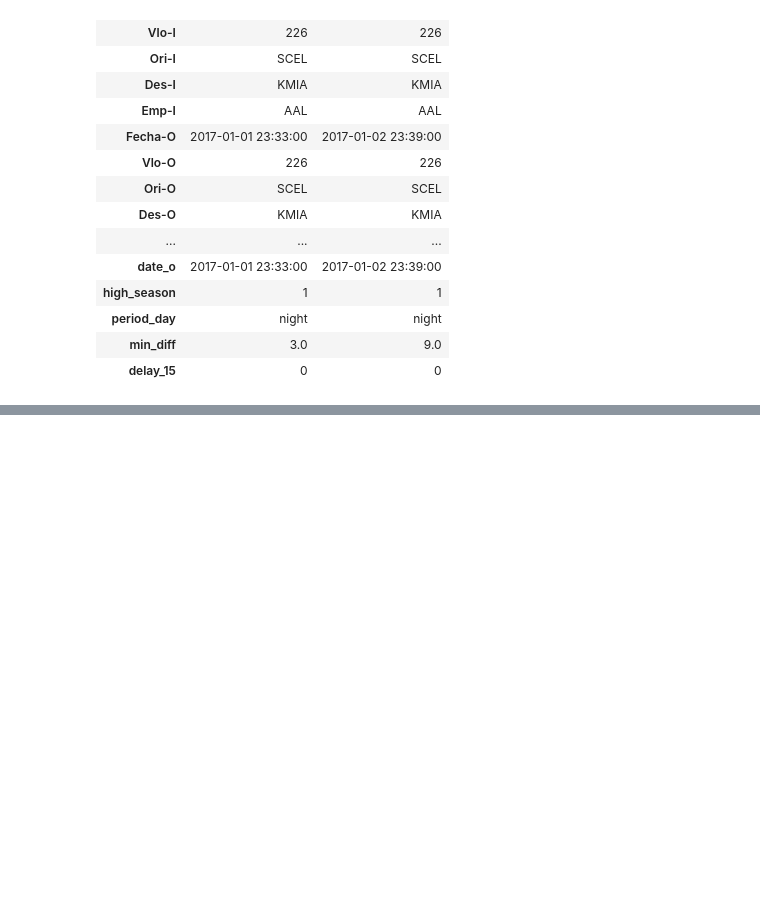
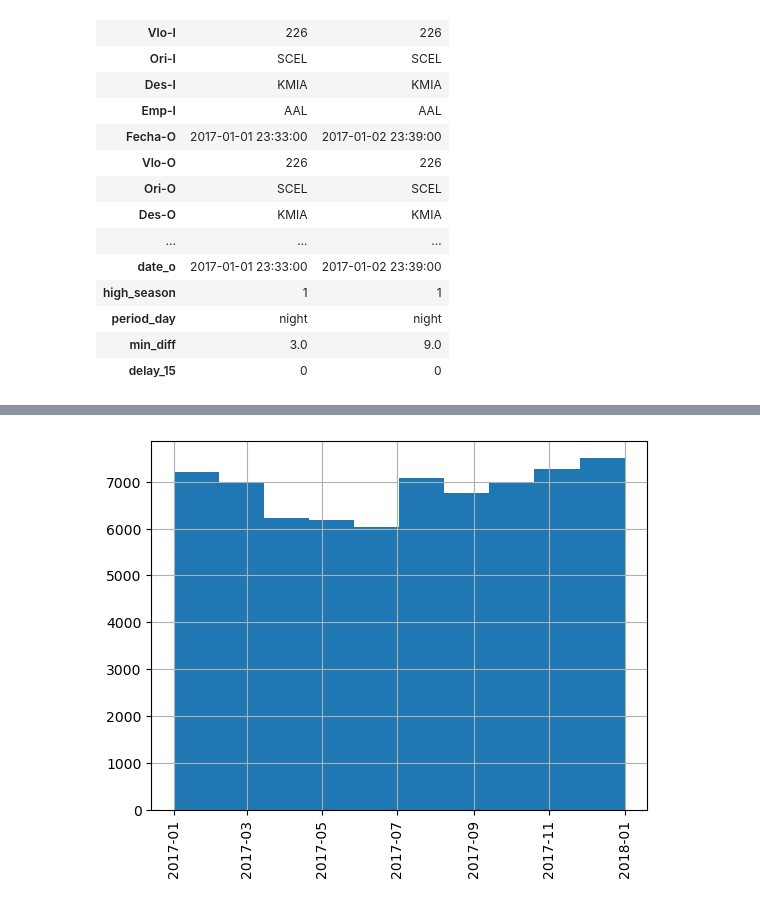
Before and after one commit to rolftb/Challenge-Data-Scientist-Rolf-Traeger, a Jupyter notebook: Transformacion.ipynb, the cells around one changed output, grey strips where cells are left out. Saved outputs shown, nothing was run; the diff lists cells and outputs as text; code cells hidden in the pictures; blank space fills up the shorter version.

```diff
--- a/Transformacion.ipynb
+++ b/Transformacion.ipynb
@@ -224,0 +311,8 @@ df_total.head(2).T
+# %%
+# plt.xticks(rotation=90)
+for i in ["date_i"]:
+    df_total[i].hist()
+    plt.xticks(rotation=90)
+    plt.show
+# %% [output]
+[figure, added]
```
Also changed, not shown: parts of 21 cells of this notebook, 1 other file.
